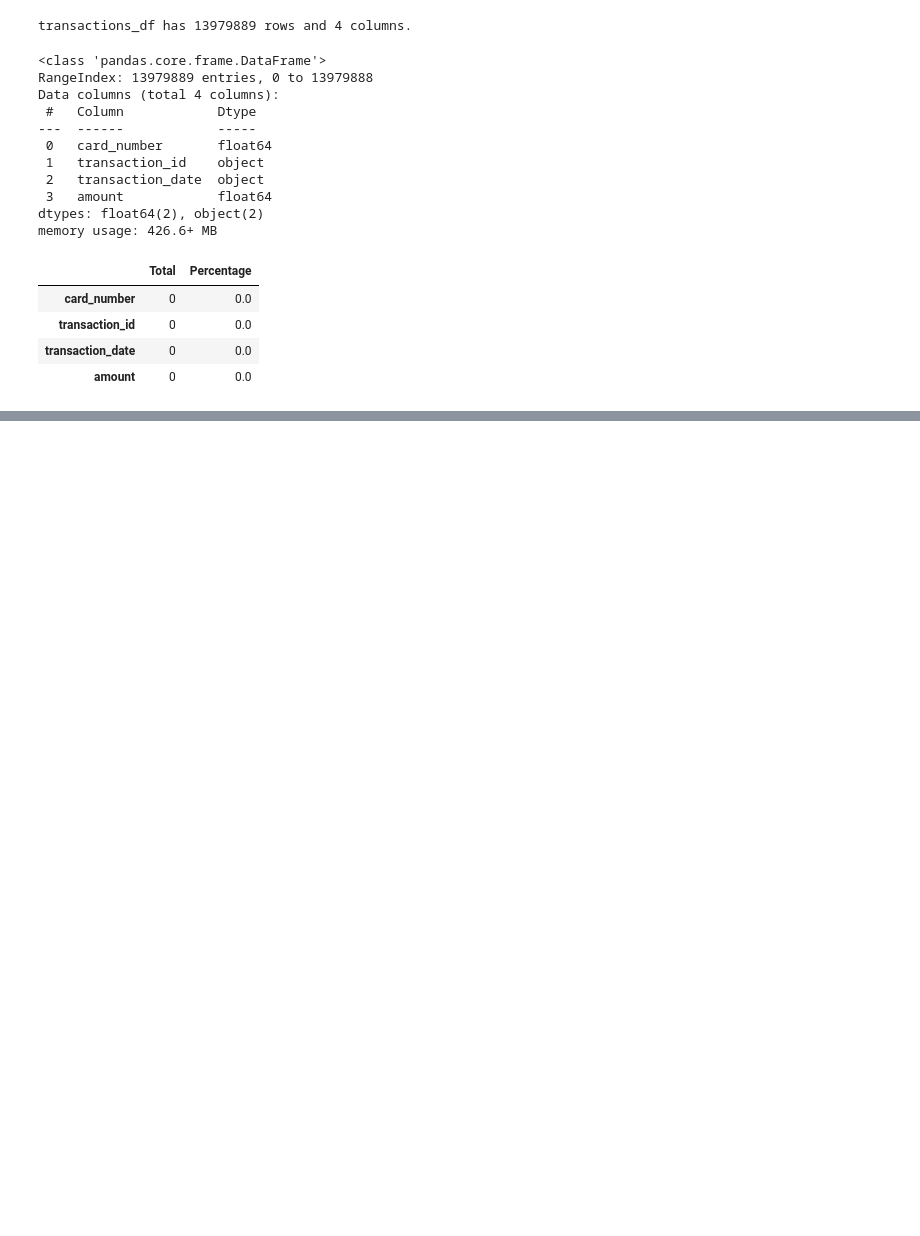
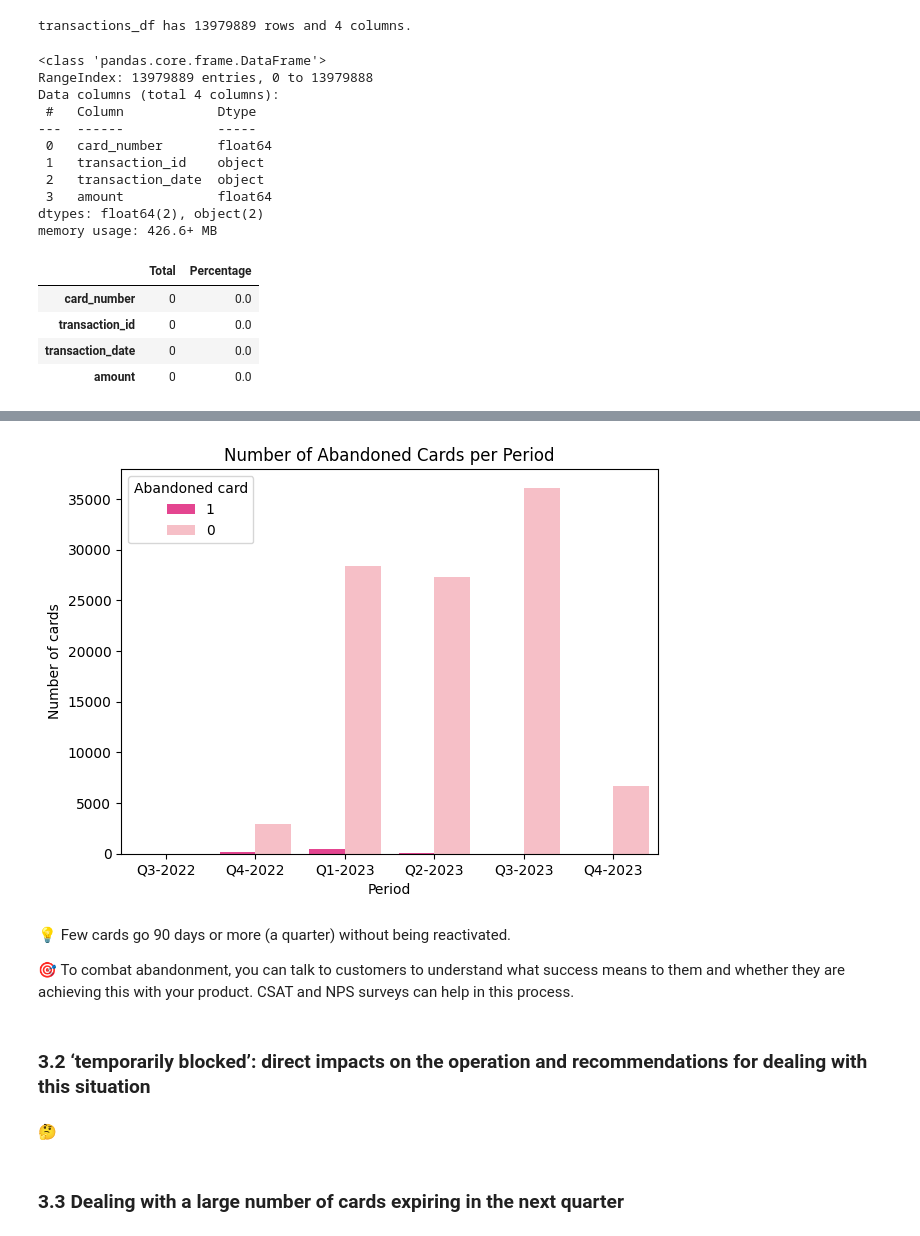
Before and after one commit to pathilink/flash_case, a Jupyter notebook: notebook/flash_eda.ipynb, the cells around one changed output, grey strips where cells are left out. Cells and saved outputs as stored; diff of their text form; code cells hidden in the pictures; blank space fills up the shorter version.

```diff
--- a/notebook/flash_eda.ipynb
+++ b/notebook/flash_eda.ipynb
@@ -190,0 +235,4 @@ dtype: datetime64[ns]
+# %%
+# quarter column
+status_df['period_started_at'] = 'Q' + (status_df['started_at'].dt.quarter.astype(str)) + '-' + status_df['started_at'].dt.year.astype(str)
+status_df[['started_at', 'period_started_at']].sample(5)
@@ -190,0 +246,7 @@ dtype: datetime64[ns]
+# %%
+status_df['period_ended_at'] = (
+    'Q' + status_df['ended_at'].dt.quarter.fillna(0).astype(int).astype(str) + '-' +
+    status_df['ended_at'].dt.year.fillna(0).astype(int).astype(str)
+).where(status_df['ended_at'].notna(), other=None)
+
+status_df[['ended_at', 'period_ended_at']].sample(5)
@@ -235,0 +680,10 @@ missing_data#.query('Total > 0')
+# %%
+# new df
+q3_1 = status_df.query("card_status == 'TEMPORARILY_BLOCKED'").copy()
+
+# differency between ended_at and started_at in days
+q3_1.loc[:,'duration'] = (q3_1['ended_at'] - q3_1['started_at']).dt.days
+
+# card_abandoned: >= 90 days with status 'TEMPORARILY_BLOCKED'
+q3_1.loc[:,'card_abandoned'] = np.where(q3_1['duration'] >= 90, '1', '0')
+q3_1.sample(5)
@@ -235,0 +697,13 @@ missing_data#.query('Total > 0')
+# %%
+sort_periods = ['Q3-2022', 'Q4-2022',
+                'Q1-2023', 'Q2-2023', 'Q3-2023', 'Q4-2023']
+
+q3_1 = q3_1.query("period_started_at in @sort_periods") \
+                      .groupby(['period_started_at', 'card_abandoned'])['card_number'].count() \
+                      .reset_index()
+
+q3_1['period_order'] = q3_1['period_started_at'].apply(lambda x: sort_periods.index(x))
+
+q3_1 = q3_1.sort_values(by='period_order').drop(columns='period_order')
+
+q3_1.sample(5)
@@ -235,0 +717,23 @@ missing_data#.query('Total > 0')
+# %%
+colors = ['#FE2B8E', '#FFB6C1']
+
+sns.barplot(data=q3_1, x='period_started_at', y='card_number', hue='card_abandoned', palette=colors)
+plt.title('Number of Abandoned Cards per Period')
+plt.xlabel('Period')
+plt.ylabel('Number of cards')
+plt.legend(title='Abandoned card')
+# plt.xticks(rotation=45)
+plt.tight_layout()
+plt.show()
+# %% [output]
+[figure, added]
+# %% [markdown]
+💡 Few cards go 90 days or more (a quarter) without being reactivated.
+
+🎯 To combat abandonment, you can talk to customers to understand what success means to them and whether they are achieving this with your product. CSAT and NPS surveys can help in this process.
+# %% [markdown]
+### 3.2 ‘temporarily blocked’: direct impacts on the operation and recommendations for dealing with this situation
+# %% [markdown]
+🤔
+# %% [markdown]
+### 3.3 Dealing with a large number of cards expiring in the next quarter
```
Also changed, not shown: parts of 63 cells of this notebook.
